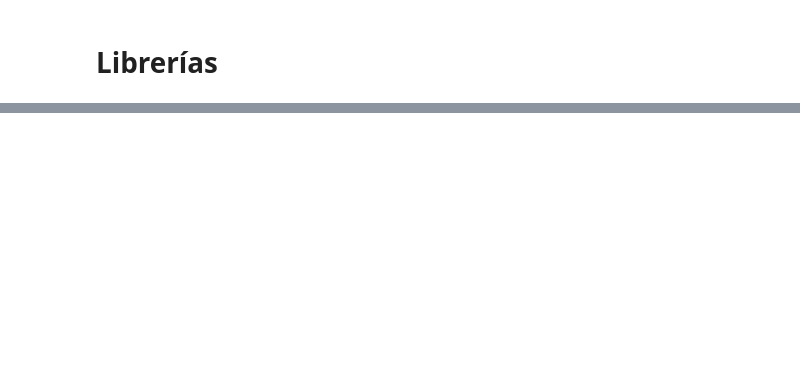
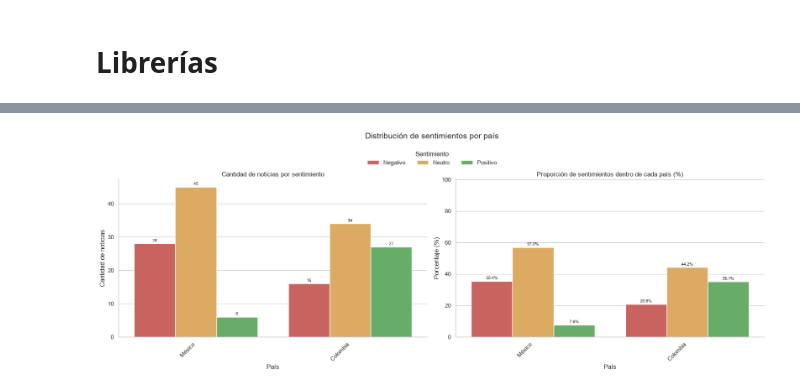
Before and after one commit to Diegopp25/corpus_y_entrenamiento_nlp_migra_venezolana, a Jupyter notebook: Transformation/main_notebook.ipynb, the cells around one changed output, grey strips where cells are left out. Saved outputs shown, nothing was run; the diff lists cells and outputs as text; code cells hidden in the pictures; blank space fills up the shorter version.

```diff
--- a/Transformation/main_notebook.ipynb
+++ b/Transformation/main_notebook.ipynb
@@ -148,0 +48,72 @@ class MultiTaskDataset(Dataset):
+# %%
+
+
+# ==========================
+# 2. Distribución de sentimientos por país
+# ==========================
+
+# Conteos y porcentajes por país
+country_sentiment = (
+    df.groupby(["Pais", "sentimiento"])
+      .size()
+      .reset_index(name="count")
+)
+country_sentiment["pct"] = (
+    country_sentiment["count"]
+    / country_sentiment.groupby("Pais")["count"].transform("sum")
+    * 100
+)
+
+# Orden consistente: países por total de noticias (de mayor a menor)
+order_paises = (
+    df["Pais"].value_counts().index.tolist()
+)
+
+# Orden lógico de sentimientos y colores semánticos
+order_sent = [s for s in ["Negativo", "Neutro", "Positivo"]
+              if s in df["sentimiento"].unique()]
+palette = {"Negativo": "#d9534f", "Neutro": "#f0ad4e", "Positivo": "#5cb85c"}
+
+sns.set_theme(style="whitegrid", context="notebook")
+fig, axes = plt.subplots(1, 2, figsize=(18, 6), sharey=False)
+
+# --- Panel 1: conteo absoluto ---
+sns.barplot(
+    data=country_sentiment, x="Pais", y="count", hue="sentimiento",
+    order=order_paises, hue_order=order_sent, palette=palette, ax=axes[0]
+)
+axes[0].set_title("Cantidad de noticias por sentimiento")
+axes[0].set_ylabel("Cantidad de noticias")
+
+# --- Panel 2: proporción dentro de cada país ---
+sns.barplot(
+    data=country_sentiment, x="Pais", y="pct", hue="sentimiento",
+    order=order_paises, hue_order=order_sent, palette=palette, ax=axes[1]
+)
+axes[1].set_title("Proporción de sentimientos dentro de cada país (%)")
+axes[1].set_ylabel("Porcentaje (%)")
+axes[1].set_ylim(0, 100)
+
+# Etiquetas de valor y formato común
+for ax, fmt in zip(axes, ["%d", "%.1f%%"]):
+    for container in ax.containers:
+        ax.bar_label(container, fmt=fmt, fontsize=8, padding=2)
+    ax.set_xlabel("País")
+    ax.tick_params(axis="x", rotation=45)
+    for label in ax.get_xticklabels():
+        label.set_ha("right")
+    sns.despine(ax=ax)
+
+# Leyenda única, fuera de los ejes
+handles, labels = axes[0].get_legend_handles_labels()
+axes[0].get_legend().remove()
+axes[1].get_legend().remove()
+fig.legend(handles, [l.capitalize() for l in labels],
+           title="Sentimiento", loc="upper center",
+           ncol=len(labels), bbox_to_anchor=(0.5, 1.02), frameon=False)
+
+fig.suptitle("Distribución de sentimientos por país", fontsize=15, y=1.08)
+plt.tight_layout()
+plt.show()
+# %% [output]
+[figure, added]
```
Also changed, not shown: parts of 17 cells of this notebook.
